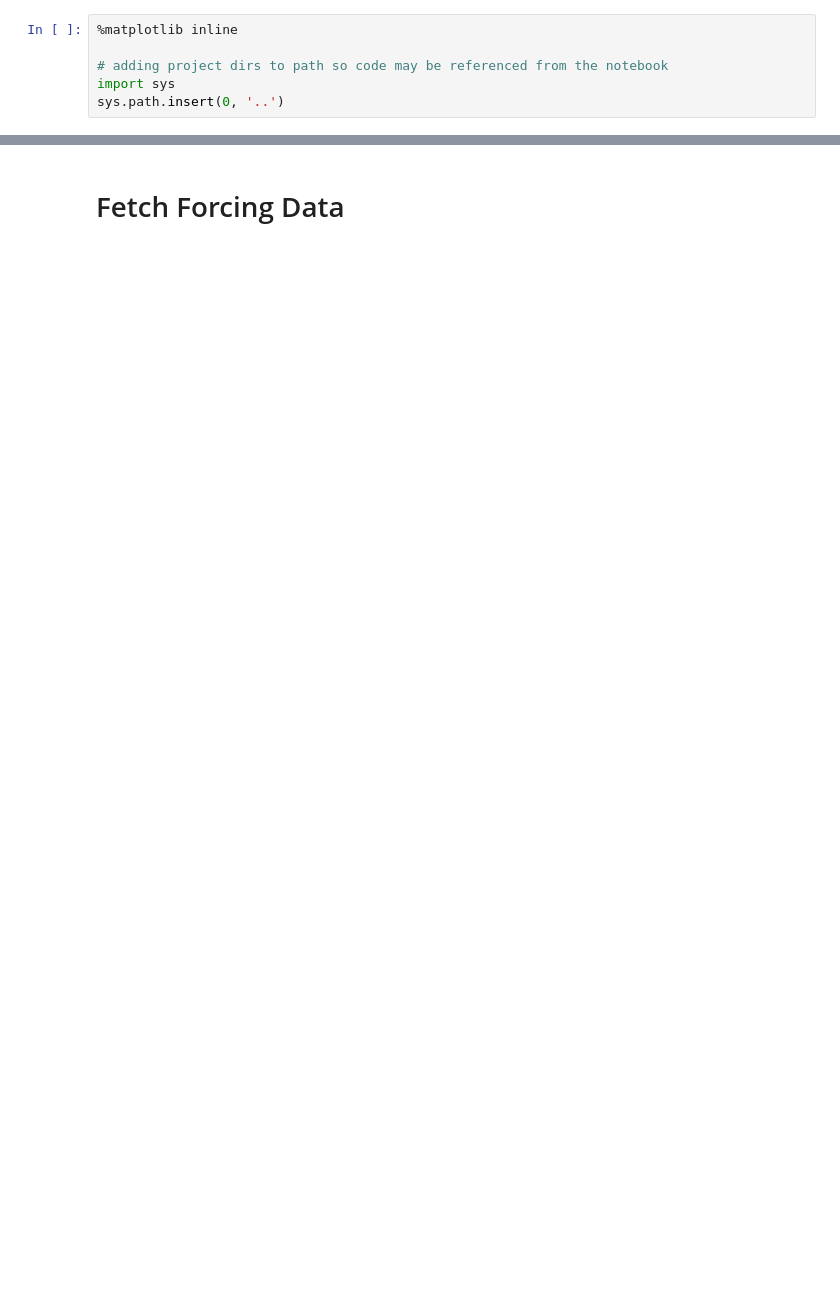
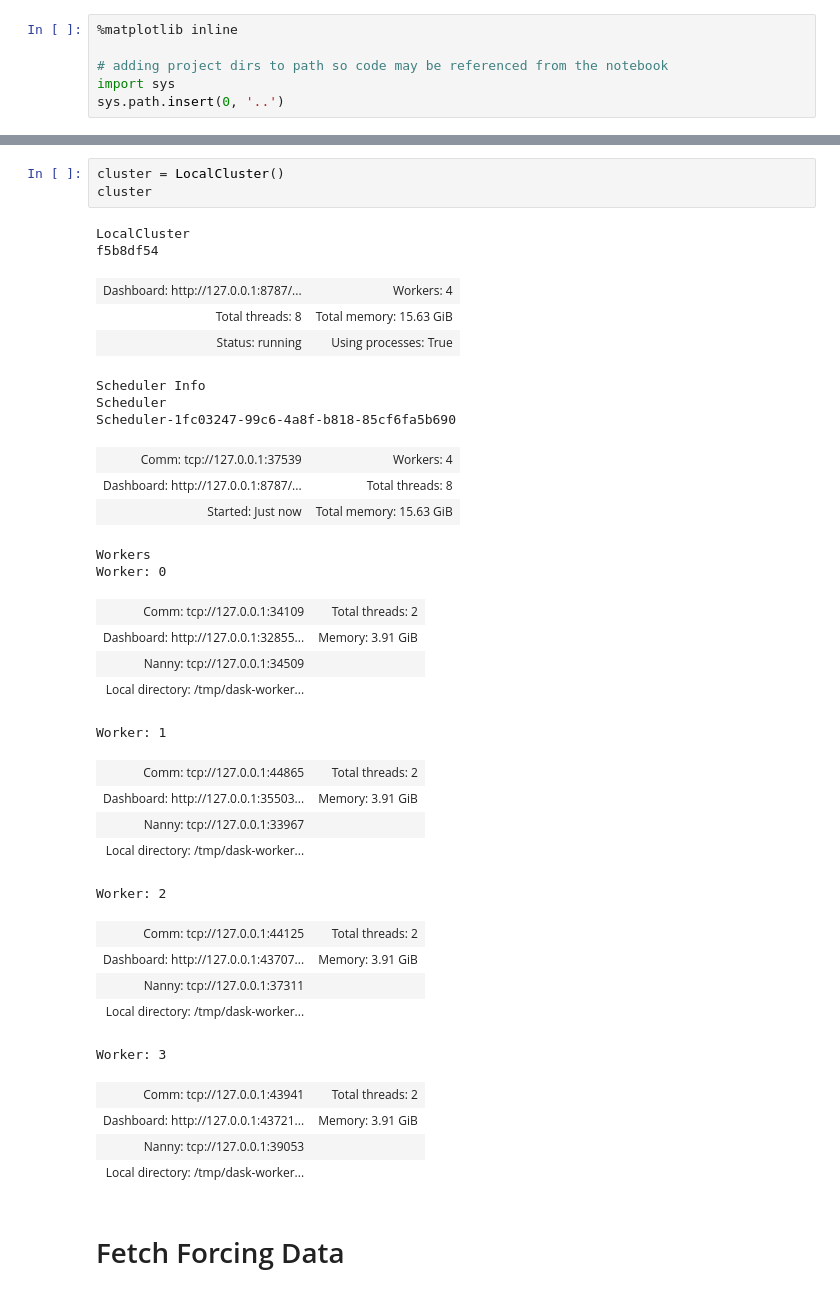
Before and after one commit to RTIInternational/hydro-evaluation, a Jupyter notebook: src/evaluation/loading/grid_to_parquet.ipynb, the cells around one changed output, grey strips where cells are left out. Drawn from its saved outputs; the diff is of its cells as text; blank space fills up the shorter version.

```diff
--- a/src/evaluation/loading/grid_to_parquet.ipynb
+++ b/src/evaluation/loading/grid_to_parquet.ipynb
@@ -19,5 +19,41 @@ from dask.distributed import Client
 
 import grid_to_parquet
+# %%
+cluster = LocalCluster()
+cluster
+# %% [output]
+LocalCluster
+f5b8df54
+| Dashboard: http://127.0.0.1:8787/... | Workers: 4 |
+| Total threads: 8 | Total memory: 15.63 GiB |
+| Status: running | Using processes: True |
+Scheduler Info
+Scheduler
+Scheduler-1fc03247-99c6-4a8f-b818-85cf6fa5b690
+| Comm: tcp://127.0.0.1:37539 | Workers: 4 |
+| Dashboard: http://127.0.0.1:8787/... | Total threads: 8 |
+| Started: Just now | Total memory: 15.63 GiB |
+Workers
+Worker: 0
+| Comm: tcp://127.0.0.1:34109 | Total threads: 2 |
+| Dashboard: http://127.0.0.1:32855... | Memory: 3.91 GiB |
+| Nanny: tcp://127.0.0.1:34509 |  |
+| Local directory: /tmp/dask-worker... |  |
+Worker: 1
+| Comm: tcp://127.0.0.1:44865 | Total threads: 2 |
+| Dashboard: http://127.0.0.1:35503... | Memory: 3.91 GiB |
+| Nanny: tcp://127.0.0.1:33967 |  |
+| Local directory: /tmp/dask-worker... |  |
+Worker: 2
+| Comm: tcp://127.0.0.1:44125 | Total threads: 2 |
+| Dashboard: http://127.0.0.1:43707... | Memory: 3.91 GiB |
+| Nanny: tcp://127.0.0.1:37311 |  |
+| Local directory: /tmp/dask-worker... |  |
+Worker: 3
+| Comm: tcp://127.0.0.1:43941 | Total threads: 2 |
+| Dashboard: http://127.0.0.1:43721... | Memory: 3.91 GiB |
+| Nanny: tcp://127.0.0.1:39053 |  |
+| Local directory: /tmp/dask-worker... |  |
 # %% [markdown]
 # Fetch Forcing Data
 # %%
```
Also changed, not shown: parts of 4 cells of this notebook, 8 other files.
